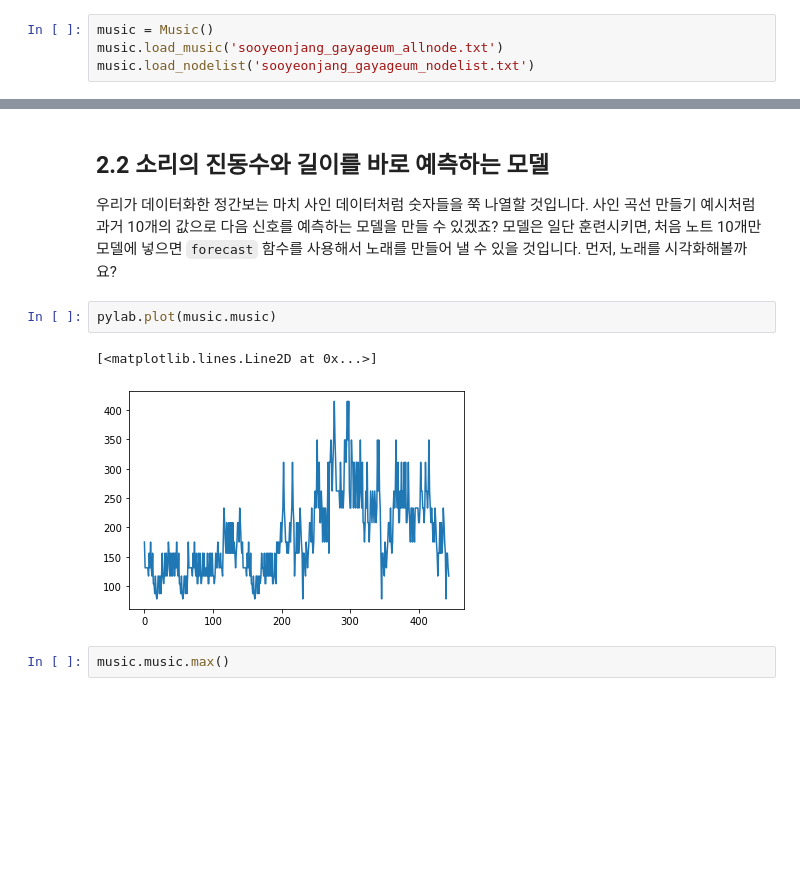
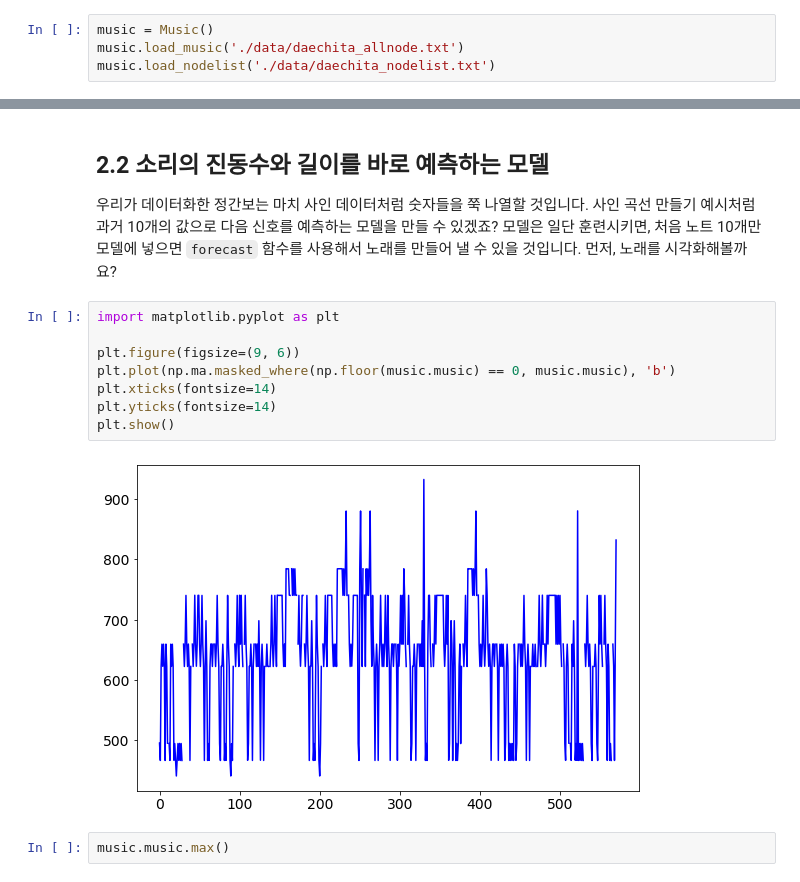
Before and after one commit to postech-minds/math-academy-2th, a Jupyter notebook: 2022-07-21 인공지능 실습(조교용).ipynb, the cells around one changed output, grey strips where cells are left out. Drawn from its saved outputs; the diff is of its cells as text; blank space fills up the shorter version.

```diff
--- a/2022-07-21 인공지능 실습(조교용).ipynb
+++ b/2022-07-21 인공지능 실습(조교용).ipynb
@@ -223,8 +223,8 @@ from academy import train, forecast, Music
 정간보를 이용해서 국악을 작곡하기 위해서 우리는 먼저 정간보를 데이터로 변환해주었습니다. 정간보를 데이터로 바꿀 수 있는 당연한 방법이 있겠지만, 우리는 특정 율명이 얼마나 오래 연주되었는가를 나타내었습니다. 특히, `율명의진동수.율명의길이`로 나타내주었습니다. 우리는 이제 정간보 악보 사진 대신 숫자들을 나열해서 정간보를 나타낼 수 있게 되었습니다. 정간보 데이터를 잘 다루기 위하여 `academy` 라이브러리에 있는 `Music`을 불러와서 사용하도록 하겠습니다.
 # %%
 music = Music()
-music.load_music('sooyeonjang_gayageum_allnode.txt')
-music.load_nodelist('sooyeonjang_gayageum_nodelist.txt')
+music.load_music('./data/daechita_allnode.txt')
+music.load_nodelist('./data/daechita_nodelist.txt')
 # %%
 print(music)
 print("Print the music: ", music.music)
@@ -253,10 +253,15 @@ Print the music:  [175.06 131.06 131.06 131.06 131.06 131.06 117.06 156.06 131.0
 ## 2.2 소리의 진동수와 길이를 바로 예측하는 모델
 우리가 데이터화한 정간보는 마치 사인 데이터처럼 숫자들을 쭉 나열할 것입니다. 사인 곡선 만들기 예시처럼 과거 10개의 값으로 다음 신호를 예측하는 모델을 만들 수 있겠죠? 모델은 일단 훈련시키면, 처음 노트 10개만 모델에 넣으면 `forecast` 함수를 사용해서 노래를 만들어 낼 수 있을 것입니다. 먼저, 노래를 시각화해볼까요?
 # %%
-pylab.plot(music.music)
+import matplotlib.pyplot as plt
+
+plt.figure(figsize=(9, 6))
+plt.plot(np.ma.masked_where(np.floor(music.music) == 0, music.music), 'b')
+plt.xticks(fontsize=14)
+plt.yticks(fontsize=14)
+plt.show()
 # %% [output]
-[<matplotlib.lines.Line2D at 0x...>]
-[figure, old version]
+[figure, new version]
 # %%
 music.music.max()
 # %% [output]
```
Also changed, not shown: parts of 1 cell of this notebook, 8 other files.
